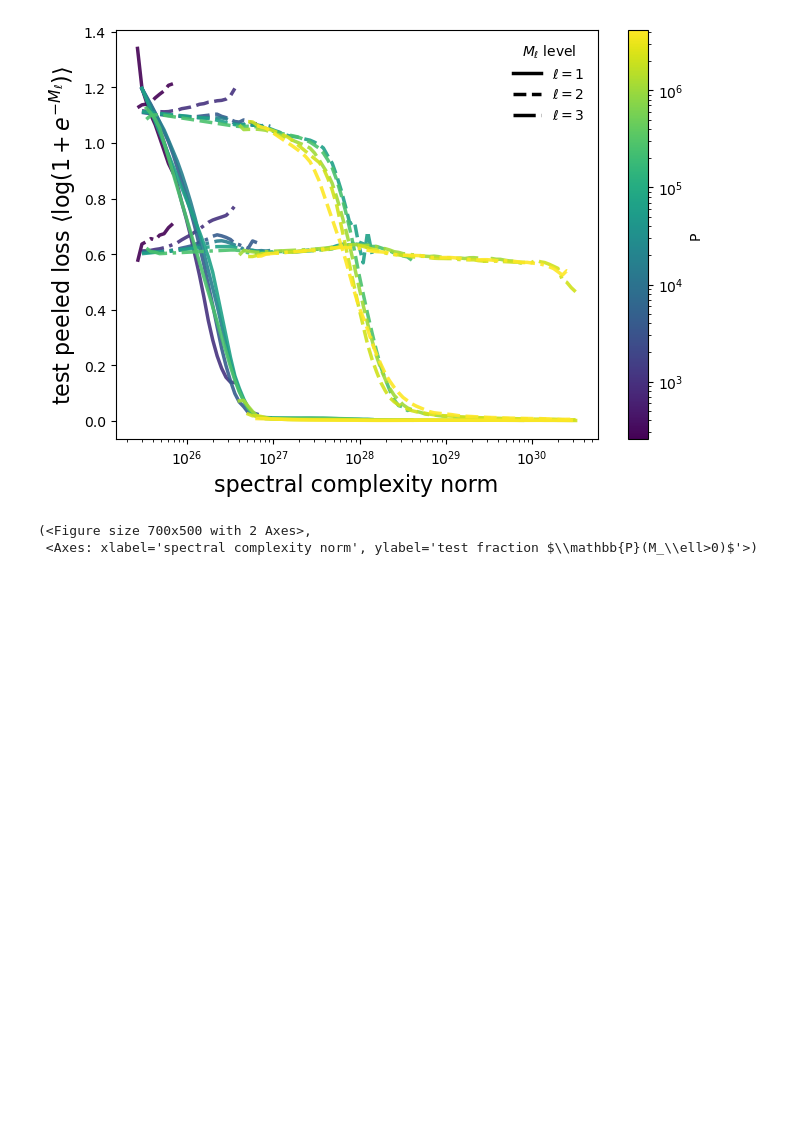
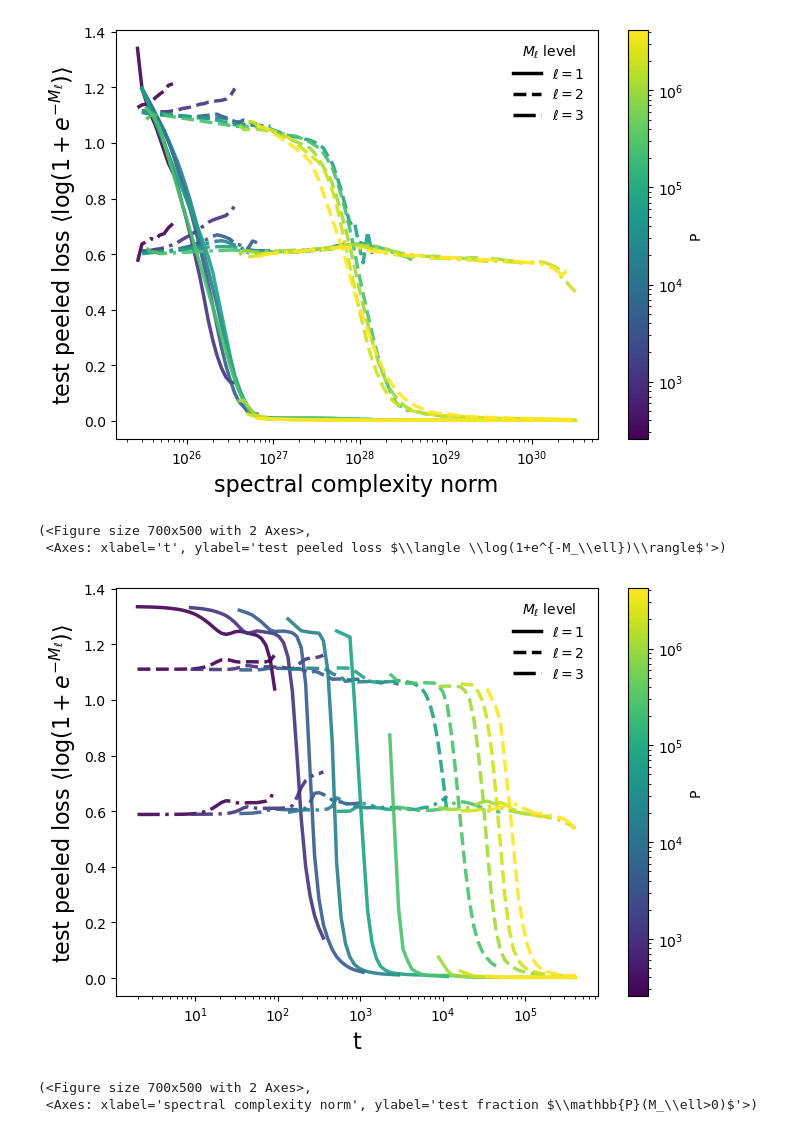
Before and after one commit to f-damico/theory-language-modelling, a Jupyter notebook: rhm_dynamics_M_D.ipynb, the cells around one changed output. Cells and saved outputs as stored; diff of their text form; code cells hidden in the pictures; blank space fills up the shorter version.

```diff
--- a/rhm_dynamics_M_D.ipynb
+++ b/rhm_dynamics_M_D.ipynb
@@ -1306,6 +1306,22 @@ plot_err_vs_norm_all_curves(
 (<Figure size 700x500 with 2 Axes>,
  <Axes: xlabel='spectral complexity norm', ylabel='test peeled loss $\\langle \\log(1+e^{-M_\\ell})\\rangle$'>)
 [figure]
+# %%
+plot_err_vs_norm_all_curves(
+    res,
+    y_plot = "M_l_peeled_loss",
+    norm_type="time",
+    M_l_split="test",
+    xscale="log",
+    yscale="linear",
+    average_seeds=True,
+    avg_num_x=100,
+    lw=2.5,
+)
+# %% [output]
+(<Figure size 700x500 with 2 Axes>,
+ <Axes: xlabel='t', ylabel='test peeled loss $\\langle \\log(1+e^{-M_\\ell})\\rangle$'>)
+[figure, added]
 # %%
 plot_err_vs_norm_all_curves(
     res,
```
Also changed, not shown: 4 other files.
